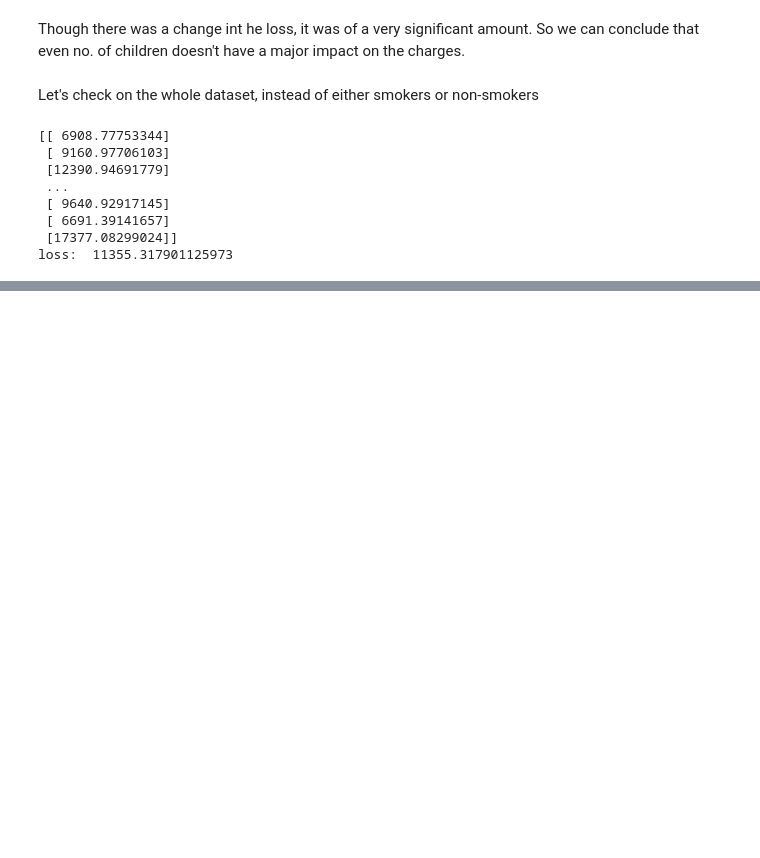
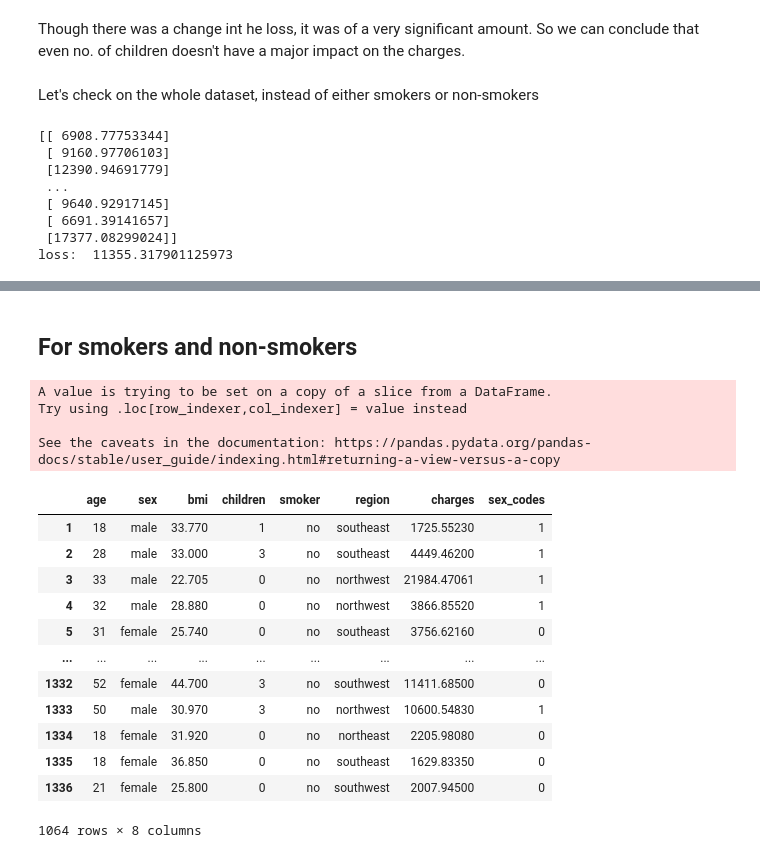
Before and after one commit to shahpranshu27/Insurance-Medical-Expenses, a Jupyter notebook: Insurance.ipynb, the cells around one changed output, grey strips where cells are left out. Drawn from its saved outputs; the diff is of its cells as text; code cells hidden in the pictures; blank space fills up the shorter version.

```diff
--- a/Insurance.ipynb
+++ b/Insurance.ipynb
@@ -596,0 +739,26 @@ loss:  11355.317901125973
+# %% [markdown]
+## For smokers and non-smokers
+# %%
+sex_codes = {'male':1, 'female':0}
+non_smoker_df['sex_codes'] = non_smoker_df.sex.map(sex_codes)
+# %% [output]
+A value is trying to be set on a copy of a slice from a DataFrame.
+Try using .loc[row_indexer,col_indexer] = value instead
+
+See the caveats in the documentation: https://pandas.pydata.org/pandas-docs/stable/user_guide/indexing.html#returning-a-view-versus-a-copy
+# %%
+non_smoker_df
+# %% [output]
+|  | age | sex | bmi | children | smoker | region | charges | sex_codes |
+| 1 | 18 | male | 33.770 | 1 | no | southeast | 1725.55230 | 1 |
+| 2 | 28 | male | 33.000 | 3 | no | southeast | 4449.46200 | 1 |
+| 3 | 33 | male | 22.705 | 0 | no | northwest | 21984.47061 | 1 |
+| 4 | 32 | male | 28.880 | 0 | no | northwest | 3866.85520 | 1 |
+| 5 | 31 | female | 25.740 | 0 | no | southeast | 3756.62160 | 0 |
+| ... | ... | ... | ... | ... | ... | ... | ... | ... |
+| 1332 | 52 | female | 44.700 | 3 | no | southwest | 11411.68500 | 0 |
+| 1333 | 50 | male | 30.970 | 3 | no | northwest | 10600.54830 | 1 |
+| 1334 | 18 | female | 31.920 | 0 | no | northeast | 2205.98080 | 0 |
+| 1335 | 18 | female | 36.850 | 0 | no | southeast | 1629.83350 | 0 |
+| 1336 | 21 | female | 25.800 | 0 | no | southwest | 2007.94500 | 0 |
+1064 rows × 8 columns
```
Also changed, not shown: parts of 21 cells of this notebook.
